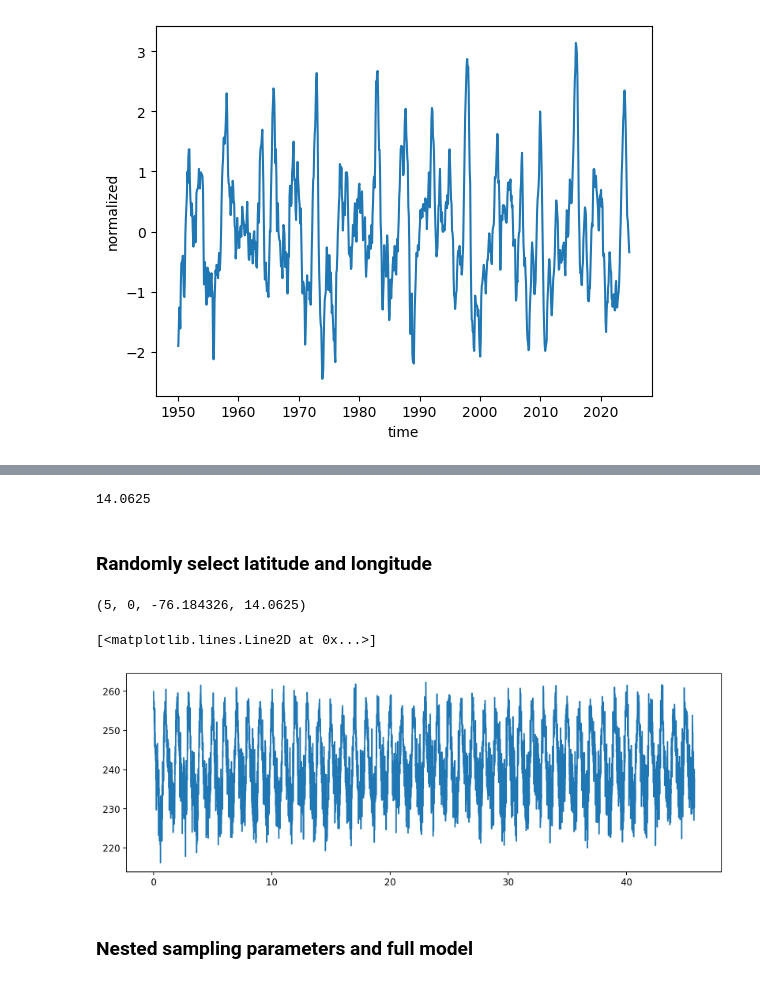
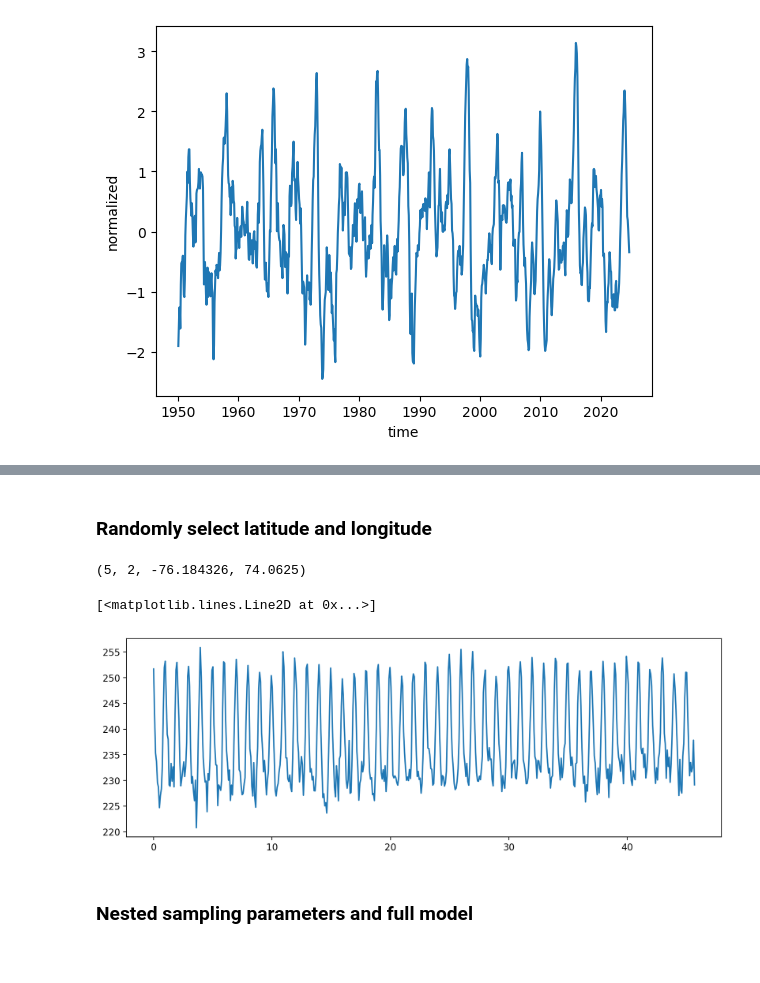
Before and after one commit to jack-eddy-symposium/interconnection-sun-climate, a Jupyter notebook: data_science_analysis/causality_analysis/air_temperature_Bayesian_NS.ipynb, the cells around one changed output, grey strips where cells are left out. Saved outputs shown, nothing was run; the diff lists cells and outputs as text; code cells hidden in the pictures.

```diff
--- a/data_science_analysis/causality_analysis/air_temperature_Bayesian_NS.ipynb
+++ b/data_science_analysis/causality_analysis/air_temperature_Bayesian_NS.ipynb
@@ -89,7 +91,8 @@ geoFiles
 
 # geo_data.to_netcdf(save_path)
 # %%
-geo_data = xr.open_dataset(save_path)
+DATA_SMOOTHING = 30
+geo_data = xr.open_dataset(save_path).sel(level=2)
 # geo_data['air'] = geo_data['air'] -273.15
 geo_data
 # %% [output]
@@ -138,17 +141,17 @@ ax = fig.add_subplot(gs0[0, 0], projection=ccrs.PlateCarree())
 geo_data.air.isel(time=0).plot(ax=ax, add_colorbar=False, vmin=vmin, vmax=vmax, add_labels=False)
 ax.coastlines(color='w')
 
-geo_data_coarse8 = geo_data.coarsen(lon=4, lat=4, boundary='pad').mean()
+geo_data_coarse8 = geo_data.coarsen(lon=4, lat=4, time=DATA_SMOOTHING, boundary='pad').mean()
 ax = fig.add_subplot(gs0[0, 1], projection=ccrs.PlateCarree())
 geo_data_coarse8.air.isel(time=0).plot(ax=ax, add_colorbar=False, vmin=vmin, vmax=vmax, add_labels=False)
 ax.coastlines(color='w')
 
-geo_data_coarse15 = geo_data.coarsen(lon=8, lat=8, boundary='pad').mean()
+geo_data_coarse15 = geo_data.coarsen(lon=8, lat=8, time=DATA_SMOOTHING, boundary='pad').mean()
 ax = fig.add_subplot(gs0[1, 0], projection=ccrs.PlateCarree())
 geo_data_coarse15.air.isel(time=0).plot(ax=ax, add_colorbar=False, vmin=vmin, vmax=vmax, add_labels=False)
 ax.coastlines(color='w')
 
-geo_data_coarse30 = geo_data.coarsen(lon=16, lat=16, boundary='pad').mean()
+geo_data_coarse30 = geo_data.coarsen(lon=16, lat=16, time=DATA_SMOOTHING, boundary='pad').mean()
 ax = fig.add_subplot(gs0[1, 1], projection=ccrs.PlateCarree())
 geo_data_coarse30.air.isel(time=0).plot(ax=ax, add_colorbar=False, vmin=vmin, vmax=vmax, add_labels=False)
 ax.coastlines(color='w')
@@ -267,28 +271,29 @@ Data variables:
     Pressure              (time) float64 6kB 1.011e+03 1.009e+03 ... 1.014e+03
     normalized            (time) float64 6kB 0.6251 0.6333 ... -0.9525 -1.317
 [figure]
-# %%
-geo_data_coarse30.lon.values[0]
-# %% [output]
-14.0625
 # %% [markdown]
 ### Randomly select latitude and longitude
 # %%
 lat_index = np.random.randint(geo_data_coarse30.air.values.shape[-2])
 lon_index = np.random.randint(geo_data_coarse30.air.values.shape[-1])
+lat = geo_data_coarse30.lat.values[lat_index]
+lon = geo_data_coarse30.lon.values[lon_index]
 
-lat_index, lon_index, geo_data_coarse30.lat.values[lat_index], geo_data_coarse30.lon.values[lon_index]
+target_variable = geo_data_coarse30.air.sel(lat=lat, lon=lon).values
+orbits = ((geo_data_coarse30.time-np.min(geo_data_coarse30.time))/np.timedelta64(1, 'D')/365.256).values
+
+lat_index, lon_index, lat, lon
 # %% [output]
-(5, 0, -76.184326, 14.0625)
+(5, 2, -76.184326, 74.0625)
 # %%
 fig = plt.figure(figsize=np.array([9, 3]), dpi=200)
 gs0 = fig.add_gridspec(1, 1, wspace=0.0, hspace=0, left=0, right=1, bottom=0, top=1)
 
 ax = fig.add_subplot(gs0[0, 0])
-ax.plot(orbits, geo_data_coarse30.air.values[:, 0, lat_index, lon_index])
+ax.plot(orbits, target_variable)
 # %% [output]
 [<matplotlib.lines.Line2D at 0x...>]
-[figure, old version]
+[figure, new version]
 # %% [markdown]
 ### Nested sampling parameters and full model
 # %%
```
Also changed, not shown: parts of 19 cells of this notebook, 1 other file.
